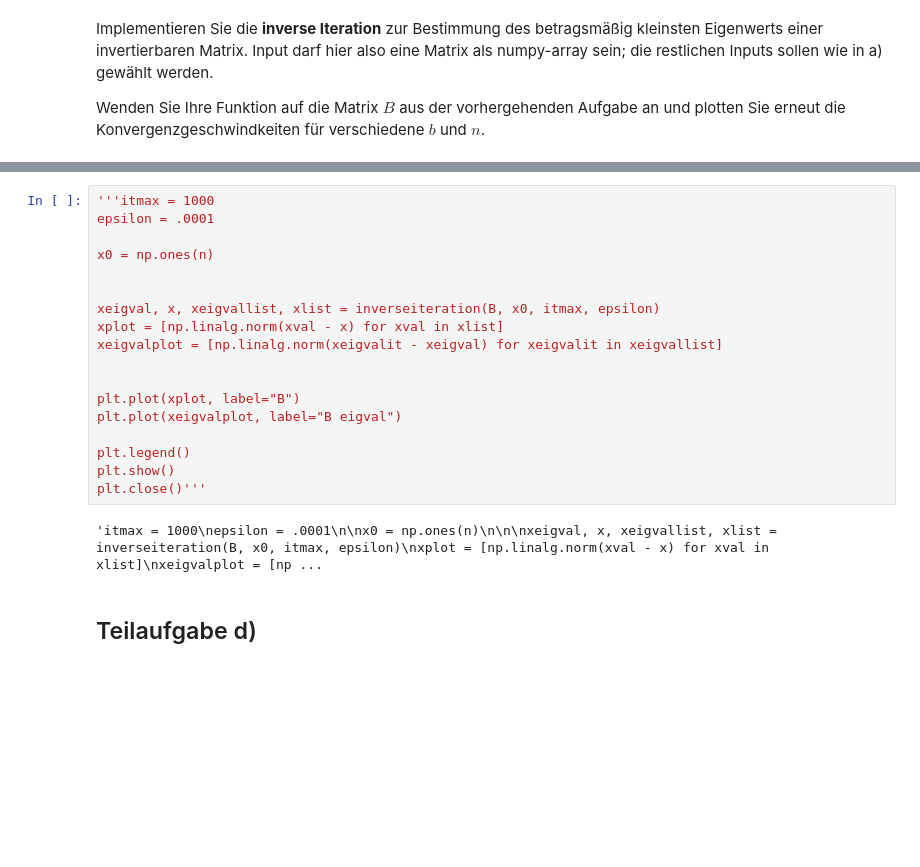
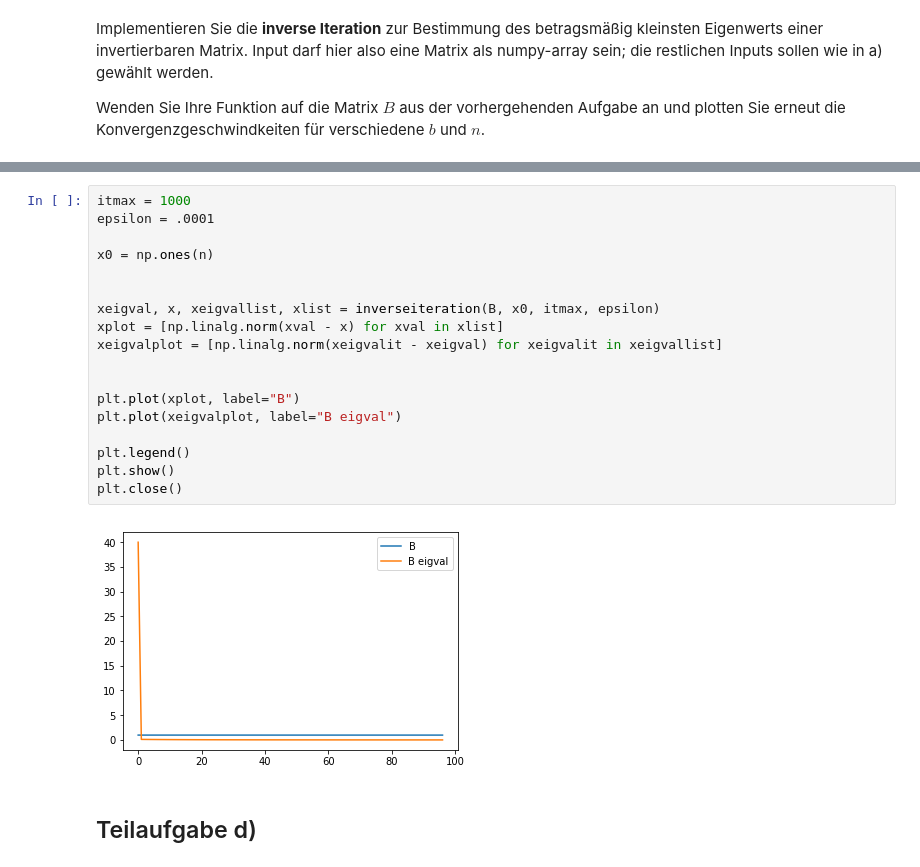
Before and after one commit to RGiga4/Numerik-101, a Jupyter notebook: ProgrammieraufgabeIII.ipynb, the cells around one changed output, grey strips where cells are left out. Saved outputs shown, nothing was run; the diff lists cells and outputs as text; blank space fills up the shorter version.

```diff
--- a/ProgrammieraufgabeIII.ipynb
+++ b/ProgrammieraufgabeIII.ipynb
@@ -207,23 +198,23 @@ def inverseiteration(A, z0, itmax, eps):# funkt für invertierbar und sigular, w
 # %%
-'''itmax = 1000
+itmax = 1000
 epsilon = .0001
 
 x0 = np.ones(n)
 
 
 xeigval, x, xeigvallist, xlist = inverseiteration(B, x0, itmax, epsilon)
 xplot = [np.linalg.norm(xval - x) for xval in xlist]
 xeigvalplot = [np.linalg.norm(xeigvalit - xeigval) for xeigvalit in xeigvallist]
 
 
 plt.plot(xplot, label="B")
 plt.plot(xeigvalplot, label="B eigval")
 
 plt.legend()
 plt.show()
-plt.close()'''
+plt.close()
 # %% [output]
-'itmax = 1000\nepsilon = .0001\n\nx0 = np.ones(n)\n\n\nxeigval, x, xeigvallist, xlist = inverseiteration(B, x0, itmax, epsilon)\nxplot = [np.linalg.norm(xval - x) for xval in xlist]\nxeigvalplot = [np ...
+[figure, added]
 # %% [markdown]
 ## Teilaufgabe d)
 # %% [markdown]
```
Also changed, not shown: parts of 3 cells of this notebook.
